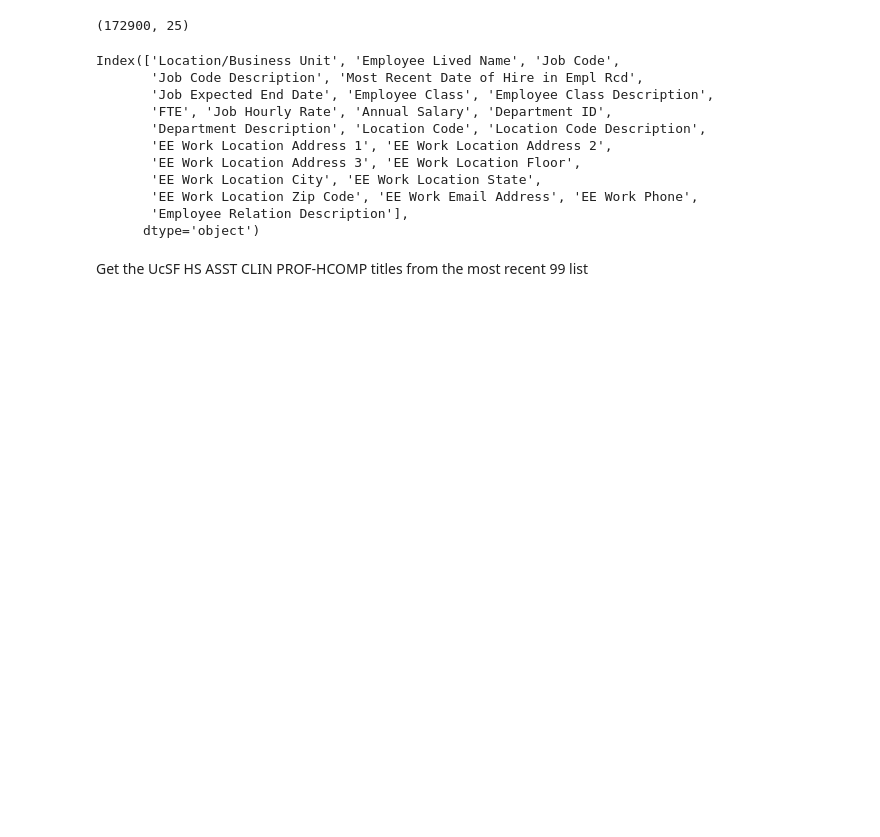
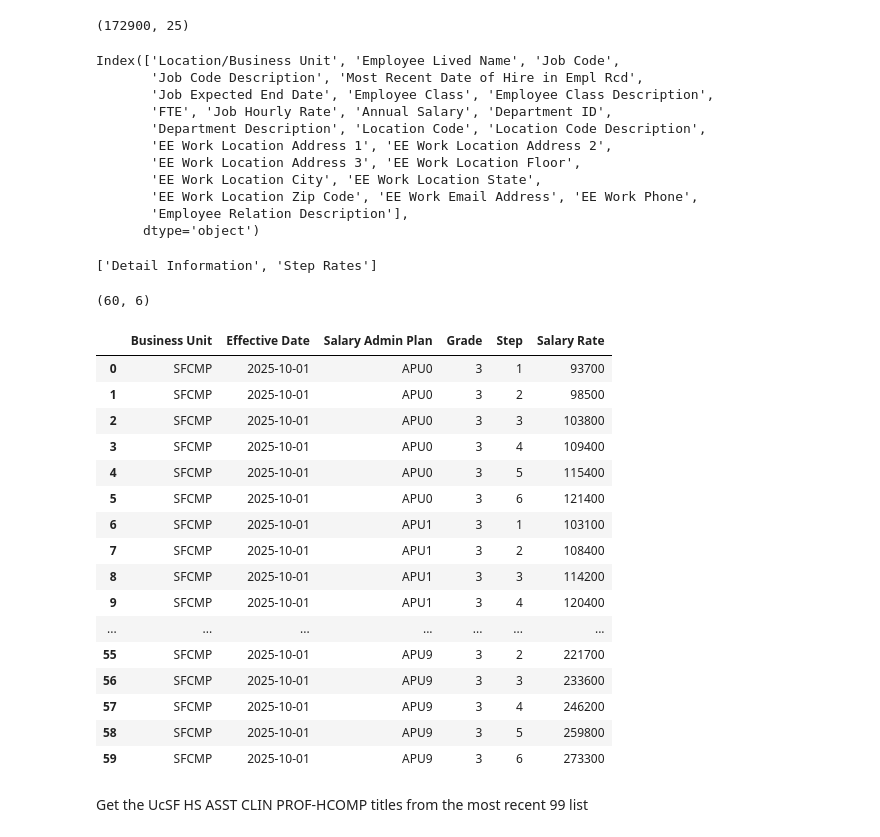
Before and after one commit to tougheye/Data_processing, a Jupyter notebook: UCSF_Clin_prof_HCOMP.ipynb, the cells around one changed output. Cells and saved outputs as stored; diff of their text form; code cells hidden in the pictures; blank space fills up the shorter version.

```diff
--- a/UCSF_Clin_prof_HCOMP.ipynb
+++ b/UCSF_Clin_prof_HCOMP.ipynb
@@ -27,3 +27,33 @@ Index(['Location/Business Unit', 'Employee Lived Name', 'Job Code',
        'EE Work Location Zip Code', 'EE Work Email Address', 'EE Work Phone',
        'Employee Relation Description'],
       dtype='object')
+# %%
+HCOMP_file = pd.ExcelFile('/content/001732_HS ASST CLIN PROF-HCOMP_details.xlsx')
+HCOMP_file.sheet_names
+# %% [output]
+['Detail Information', 'Step Rates']
+# %%
+hcomp_steps_df = HCOMP_file.parse(HCOMP_file.sheet_names[1])
+hcomp_steps_df.shape
+# %% [output]
+(60, 6)
+# %%
+hcomp_steps_df
+# %% [output]
+|  | Business Unit | Effective Date | Salary Admin Plan | Grade | Step | Salary Rate |
+| 0 | SFCMP | 2025-10-01 | APU0 | 3 | 1 | 93700 |
+| 1 | SFCMP | 2025-10-01 | APU0 | 3 | 2 | 98500 |
+| 2 | SFCMP | 2025-10-01 | APU0 | 3 | 3 | 103800 |
+| 3 | SFCMP | 2025-10-01 | APU0 | 3 | 4 | 109400 |
+| 4 | SFCMP | 2025-10-01 | APU0 | 3 | 5 | 115400 |
+| 5 | SFCMP | 2025-10-01 | APU0 | 3 | 6 | 121400 |
+| 6 | SFCMP | 2025-10-01 | APU1 | 3 | 1 | 103100 |
+| 7 | SFCMP | 2025-10-01 | APU1 | 3 | 2 | 108400 |
+| 8 | SFCMP | 2025-10-01 | APU1 | 3 | 3 | 114200 |
+| 9 | SFCMP | 2025-10-01 | APU1 | 3 | 4 | 120400 |
+| ... | ... | ... | ... | ... | ... | ... |
+| 55 | SFCMP | 2025-10-01 | APU9 | 3 | 2 | 221700 |
+| 56 | SFCMP | 2025-10-01 | APU9 | 3 | 3 | 233600 |
+| 57 | SFCMP | 2025-10-01 | APU9 | 3 | 4 | 246200 |
+| 58 | SFCMP | 2025-10-01 | APU9 | 3 | 5 | 259800 |
+| 59 | SFCMP | 2025-10-01 | APU9 | 3 | 6 | 273300 |
```
Also changed, not shown: parts of 4 cells of this notebook.
